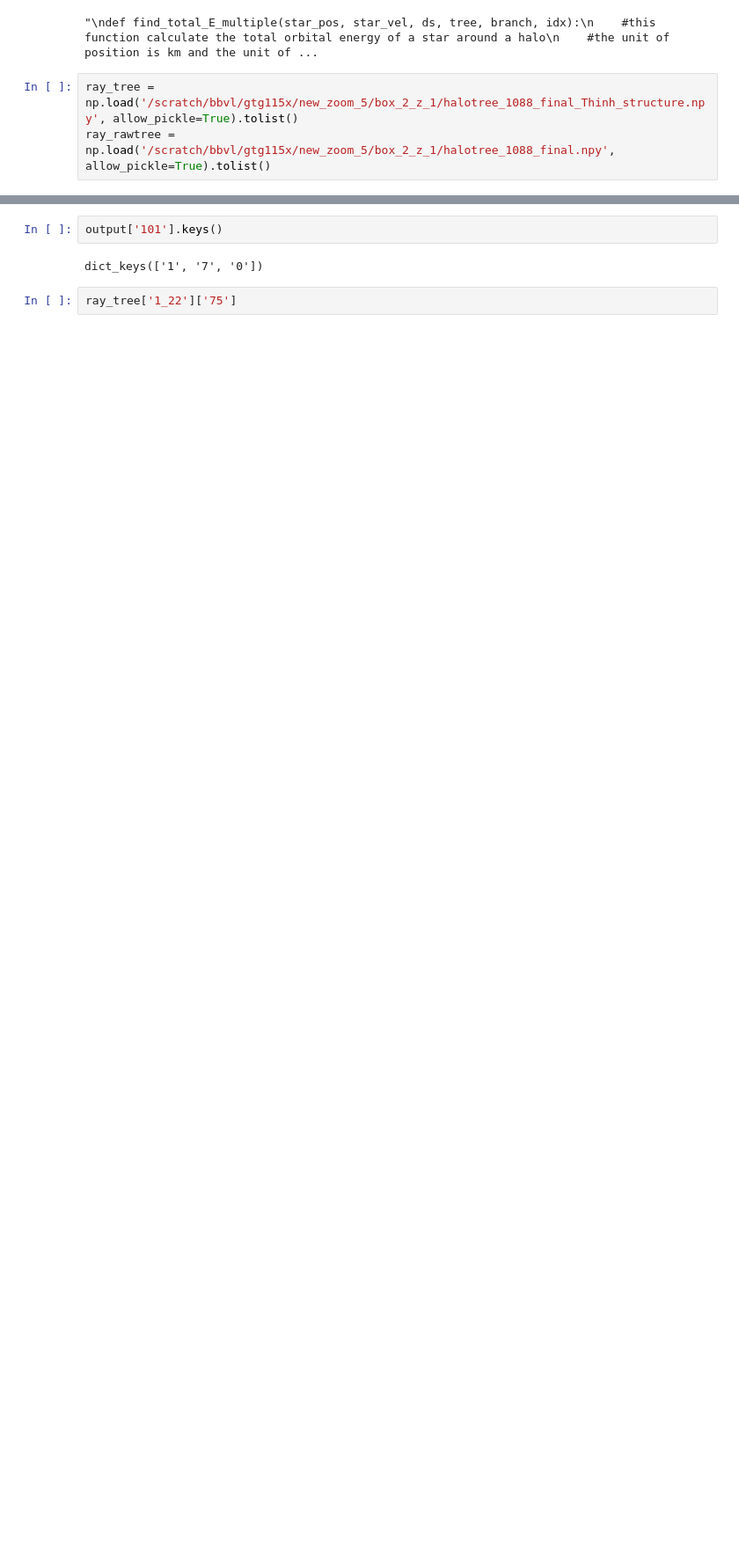
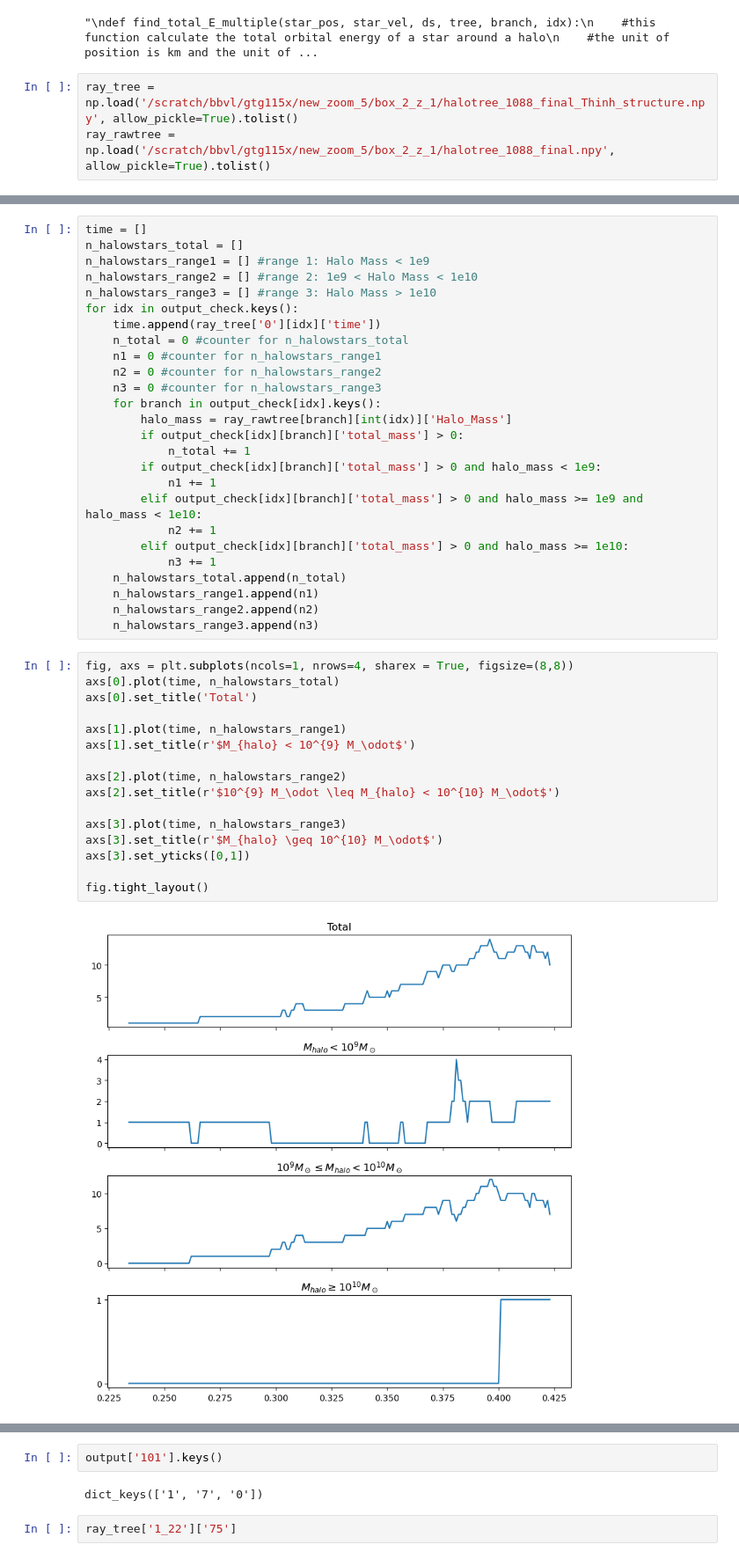
Before and after one commit to thinhhn2/H2_self_shielding, a Jupyter notebook: Number_of_halos_with_unique_stars_selfshielding.ipynb, the cells around one changed output, grey strips where cells are left out. Shown at 88% size. Saved outputs shown, nothing was run; the diff lists cells and outputs as text; blank space fills up the shorter version.

```diff
--- a/Number_of_halos_with_unique_stars_selfshielding.ipynb
+++ b/Number_of_halos_with_unique_stars_selfshielding.ipynb
@@ -516,0 +520,44 @@ for idx in output.keys():
+# %%
+time = []
+n_halowstars_total = []
+n_halowstars_range1 = [] #range 1: Halo Mass < 1e9
+n_halowstars_range2 = [] #range 2: 1e9 < Halo Mass < 1e10
+n_halowstars_range3 = [] #range 3: Halo Mass > 1e10
+for idx in output_check.keys():
+    time.append(ray_tree['0'][idx]['time'])
+    n_total = 0 #counter for n_halowstars_total
+    n1 = 0 #counter for n_halowstars_range1
+    n2 = 0 #counter for n_halowstars_range2
+    n3 = 0 #counter for n_halowstars_range3
+    for branch in output_check[idx].keys():
+        halo_mass = ray_rawtree[branch][int(idx)]['Halo_Mass']
+        if output_check[idx][branch]['total_mass'] > 0:
+            n_total += 1
+        if output_check[idx][branch]['total_mass'] > 0 and halo_mass < 1e9:
+            n1 += 1
+        elif output_check[idx][branch]['total_mass'] > 0 and halo_mass >= 1e9 and halo_mass < 1e10:
+            n2 += 1
+        elif output_check[idx][branch]['total_mass'] > 0 and halo_mass >= 1e10:
+            n3 += 1
+    n_halowstars_total.append(n_total)
+    n_halowstars_range1.append(n1)
+    n_halowstars_range2.append(n2)
+    n_halowstars_range3.append(n3)
+# %%
+fig, axs = plt.subplots(ncols=1, nrows=4, sharex = True, figsize=(8,8))
+axs[0].plot(time, n_halowstars_total)
+axs[0].set_title('Total')
+
+axs[1].plot(time, n_halowstars_range1)
+axs[1].set_title(r'$M_{halo} < 10^{9} M_\odot$')
+
+axs[2].plot(time, n_halowstars_range2)
+axs[2].set_title(r'$10^{9} M_\odot \leq M_{halo} < 10^{10} M_\odot$')
+
+axs[3].plot(time, n_halowstars_range3)
+axs[3].set_title(r'$M_{halo} \geq 10^{10} M_\odot$')
+axs[3].set_yticks([0,1])
+
+fig.tight_layout()
+# %% [output]
+[figure, added]
```
Also changed, not shown: parts of 7 cells of this notebook.
